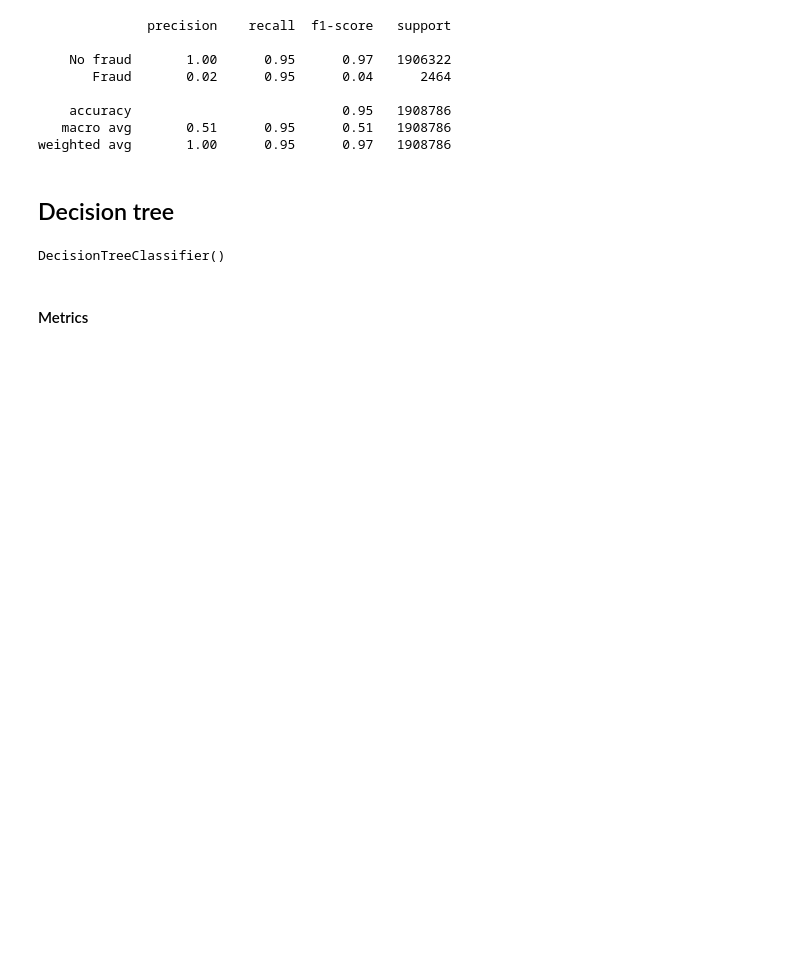
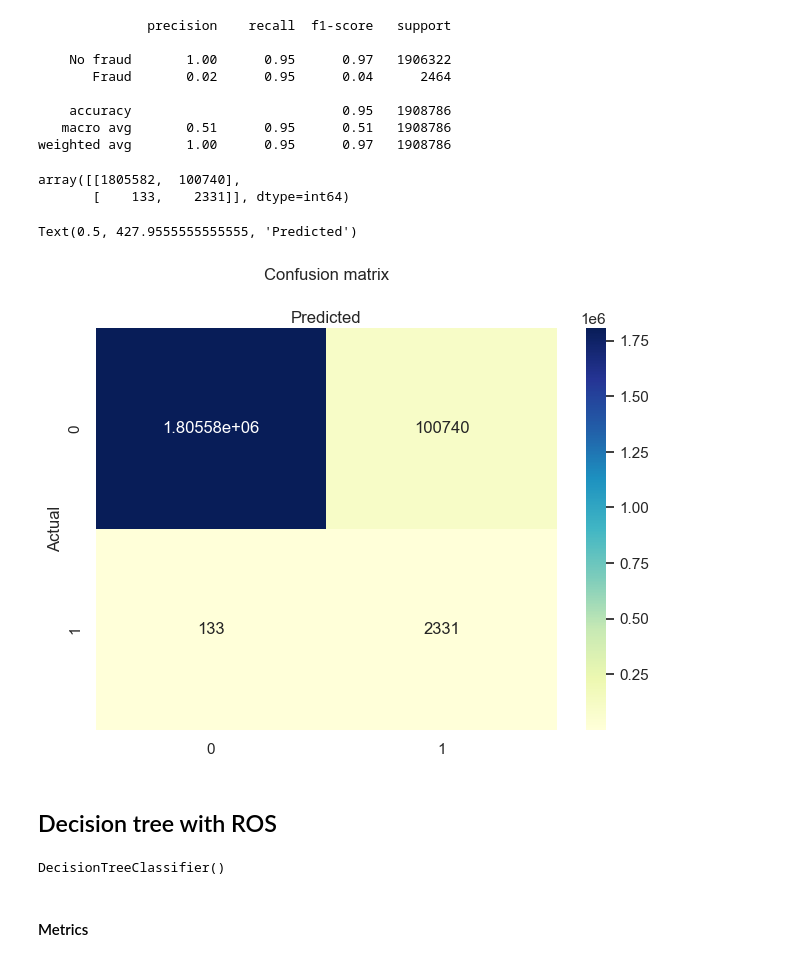
Before and after one commit to BenjaSar/ApMaI, a Jupyter notebook: TP1.ipynb, the cells around one changed output. Drawn from its saved outputs; the diff is of its cells as text; code cells hidden in the pictures; blank space fills up the shorter version.

```diff
--- a/TP1.ipynb
+++ b/TP1.ipynb
@@ -491,8 +483,32 @@ print(classification_report(y_test, predicted_smote, target_names=target_names))
     accuracy                           0.95   1908786
    macro avg       0.51      0.95      0.51   1908786
 weighted avg       1.00      0.95      0.97   1908786
+# %%
+#confusion matrix smote with logistic regression
+cfmatrix_lr_smote =   metrics.confusion_matrix(y_test, predicted_smote)
+cfmatrix_lr_smote
+# %% [output]
+array([[1805582,  100740],
+       [    133,    2331]], dtype=int64)
+# %%
+class_names = [0,1]
+fig, ax = plt.subplots()
+tick_marks = np.arange(len(class_names))
+plt.xticks(tick_marks, class_names)
+plt.yticks(tick_marks, class_names)
+
+# Create heatmap
+sns.heatmap(pd.DataFrame(cfmatrix_lr_smote), annot=True, cmap="YlGnBu", fmt='g')
+ax.xaxis.set_label_position("top")
+plt.tight_layout()
+plt.title('Confusion matrix', y=1.1)
+plt.ylabel('Actual')
+plt.xlabel('Predicted')
+# %% [output]
+Text(0.5, 427.9555555555555, 'Predicted')
+[figure, added]
 # %% [markdown]
-## Decision tree
+## Decision tree with ROS
 # %%
 target_names = ['No fraud', 'Fraud']
 decisionTree = DecisionTreeClassifier()
```
Also changed, not shown: parts of 24 cells of this notebook.
